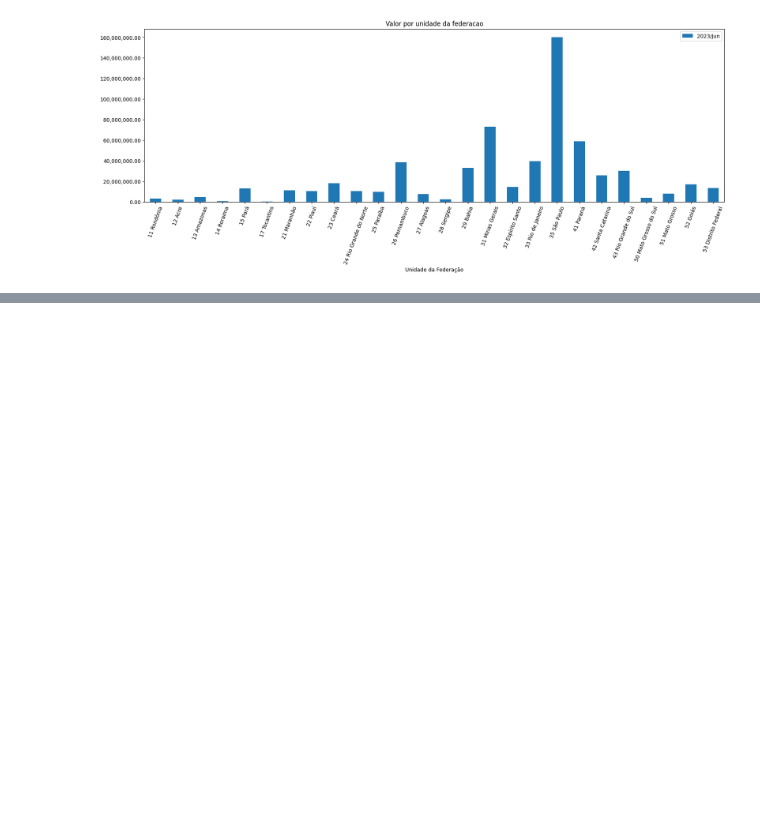
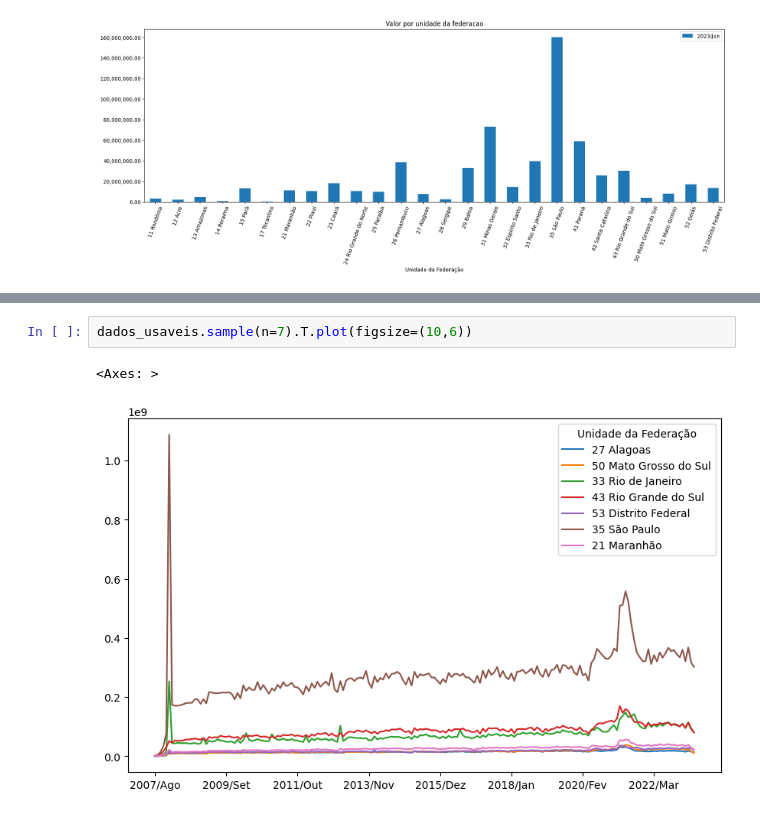
Before and after one commit to vitorsarilio/Pos_Tech_Data_Analytics, a Jupyter notebook: Notebooks/Producao_Hospitalar.ipynb, the cells around one changed output, grey strips where cells are left out. Saved outputs shown, nothing was run; the diff lists cells and outputs as text; blank space fills up the shorter version.

```diff
--- a/Notebooks/Producao_Hospitalar.ipynb
+++ b/Notebooks/Producao_Hospitalar.ipynb
@@ -126,0 +249,5 @@ plt.show()
+# %%
+dados_usaveis.sample(n=7).T.plot(figsize=(10,6))
+# %% [output]
+<Axes: >
+[figure, added]
```
Also changed, not shown: parts of 20 cells of this notebook.
